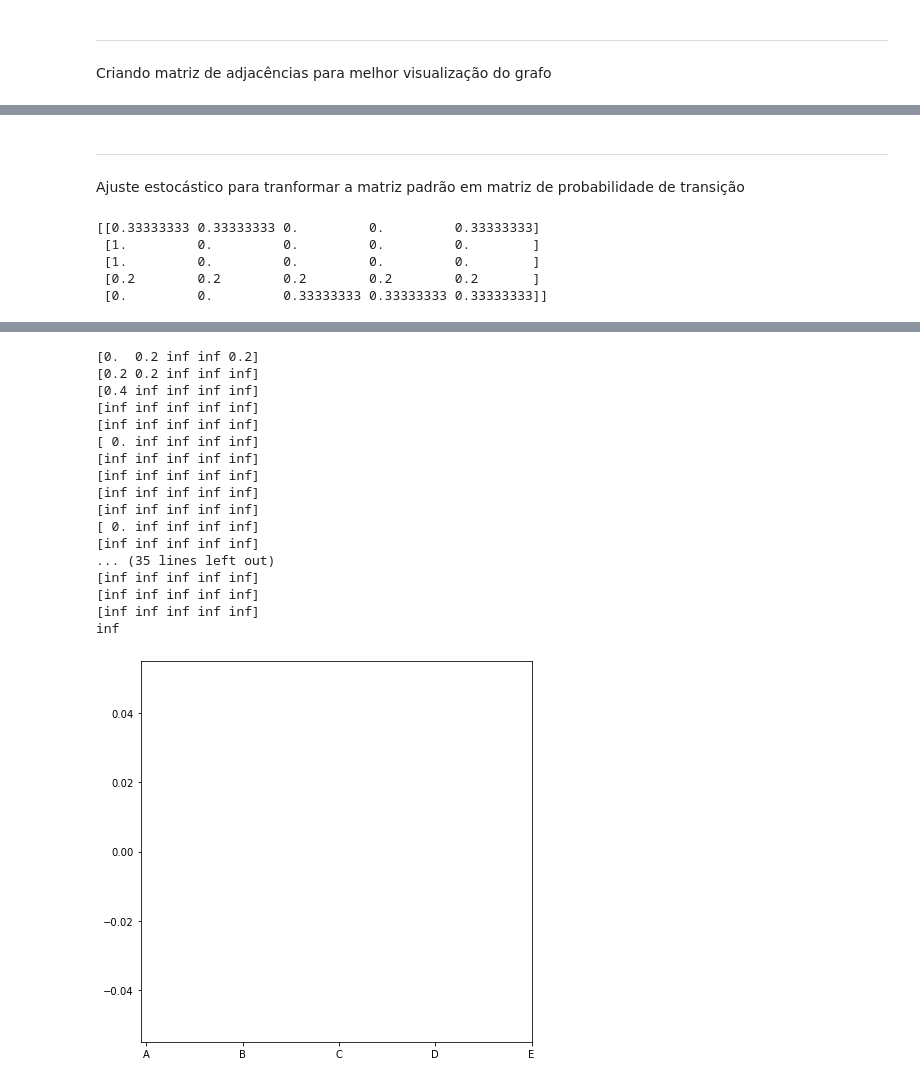
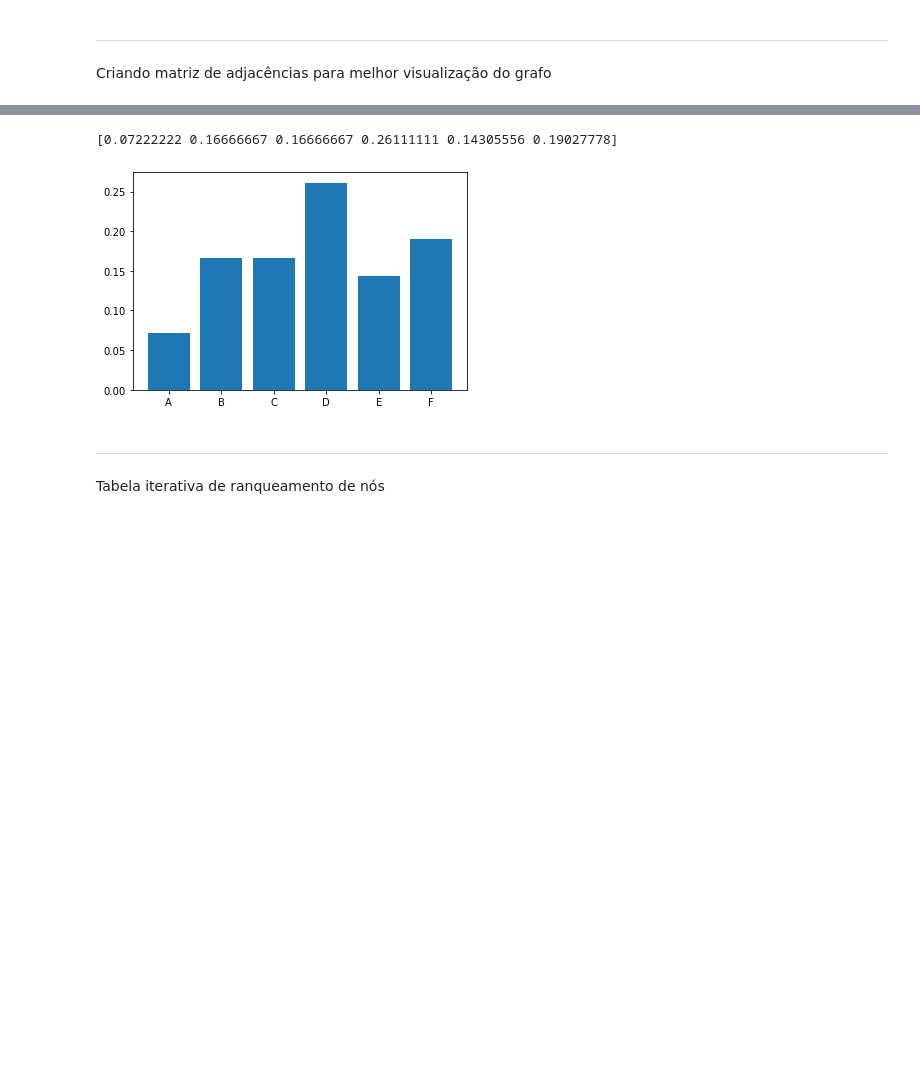
Before and after one commit to andrerochasouza/Rank_to_Page_Algorithm, a Jupyter notebook: rank_to_page/rank_to_graph.ipynb, the cells around one changed output, grey strips where cells are left out. Cells and saved outputs as stored; diff of their text form; code cells hidden in the pictures; blank space fills up the shorter version.

```diff
--- a/rank_to_page/rank_to_graph.ipynb
+++ b/rank_to_page/rank_to_graph.ipynb
@@ -24,7 +24,7 @@ def create_graph(nodes, edges):
 
     return G
 
-G = create_graph(5, 10)
+G = create_graph(6, 15)
 
 options = {
     'arrowsize': 20,
@@ -60,23 +60,3 @@ plt.show()
-# %% [markdown]
-----------------
-Ajuste estocástico para tranformar a matriz padrão em matriz de probabilidade de transição
-# %%
-matriz_prob = np.zeros((len(matriz), len(matriz)))
-
-for i in range(len(matriz)):
-    for j in range(len(matriz)):
-        if np.sum(matriz[i,:]) == 0:
-            matriz_prob[i,j] = 1 / len(matriz)
-        else:
-            matriz_prob[i,j] = matriz[i,j] / np.sum(matriz[i,:])
-
-print(matriz_prob)
-# %% [output]
-[[0.33333333 0.33333333 0.         0.         0.33333333]
- [1.         0.         0.         0.         0.        ]
- [1.         0.         0.         0.         0.        ]
- [0.2        0.2        0.2        0.2        0.2       ]
- [0.         0.         0.33333333 0.33333333 0.33333333]]
 # %% [markdown]
 ----------------
 
@@ -98,30 +68,39 @@ def rank_to_graph(matriz_prob, rank_nodes):
+# %%
+def rank_to_page(matriz, page_rank):
+    N = len(matriz)
+    D = .85
+
+    matriz_prob = np.zeros((N, N))
+
+    for i in range(len(matriz)):
+        for j in range(N):
+            if np.sum(matriz[i,:]) == 0:
+                matriz_prob[i,j] = 1 / N
+            else:
+                matriz_prob[i,j] = matriz[i,j] / np.sum(matriz[i,:])
+
+    for i in range(N):
+        for j in range(N):
+            matriz_prob[i,j] = (1 - D) / N + D * matriz_prob[i,j]
+
+    pr_next = np.zeros(N)
+    for i in range(N):
+        for j in range(N):
+            pr_next[i] += matriz_prob[j,i] * page_rank[j]
+
+    return pr_next
 # %%
-rank_nodes = [1 / len(matriz) for i in range(len(matriz))]
-for i in range(10):
-    rank_nodes = rank_to_graph(matriz, rank_nodes)
 
-print(sum(rank_nodes))
+page_rank = np.array([1/len(matriz) for i in range(len(matriz))])
+rank_nodes = rank_to_page(matriz, page_rank)
+print(rank_nodes)
 
-# mostrar grafi  de bar com a legenda em ordem alfabética
 plt.bar(range(len(rank_nodes)), rank_nodes)
 plt.xticks(range(len(rank_nodes)), list(G.nodes()))
 plt.show()
 # %% [output]
-[0.  0.2 inf inf 0.2]
-[0.2 0.2 inf inf inf]
-[0.4 inf inf inf inf]
-[inf inf inf inf inf]
-[inf inf inf inf inf]
-[ 0. inf inf inf inf]
-[inf inf inf inf inf]
-[inf inf inf inf inf]
-[inf inf inf inf inf]
-[inf inf inf inf inf]
-[ 0. inf inf inf inf]
-[inf inf inf inf inf]
-... (35 lines left out)
-[inf inf inf inf inf]
-[inf inf inf inf inf]
-[inf inf inf inf inf]
-inf
+[0.07222222 0.16666667 0.16666667 0.26111111 0.14305556 0.19027778]
-[figure, old version]
+[figure, new version]
+# %% [markdown]
+----------------
+Tabela iterativa de ranqueamento de nós
```
Also changed, not shown: parts of 7 cells of this notebook.
